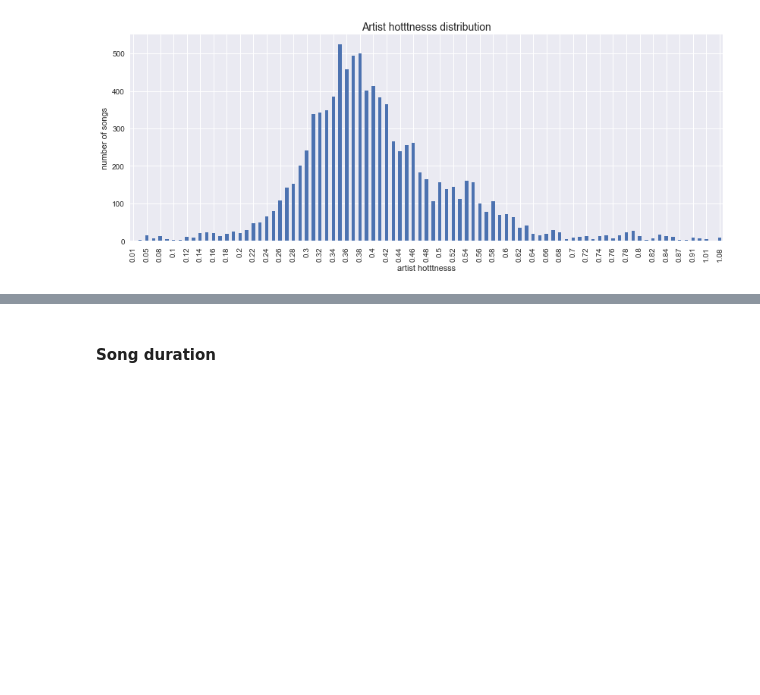
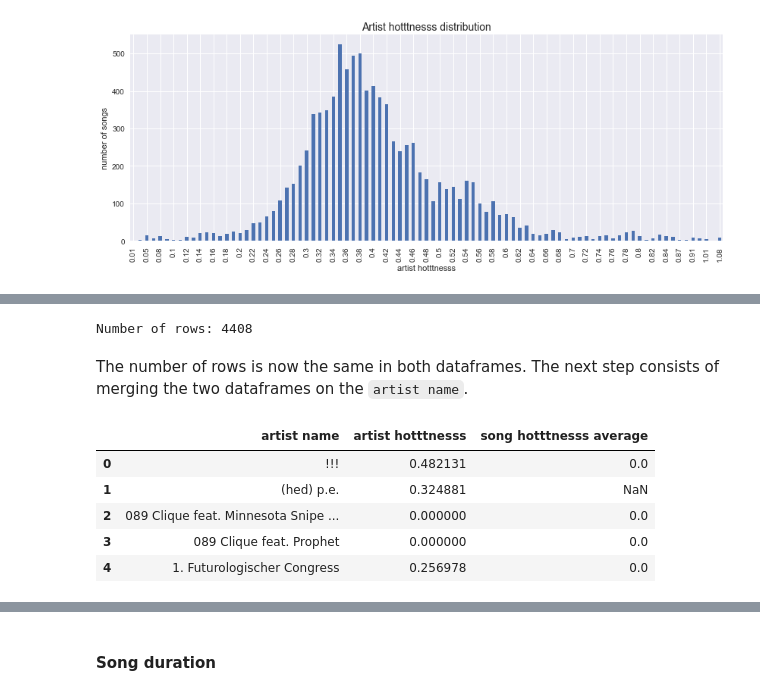
Before and after one commit to Piloumpicou/ADA-Unexpected-Match, a Jupyter notebook: project/MSD_subset.ipynb, the cells around one changed output, grey strips where cells are left out. Cells and saved outputs as stored; diff of their text form; code cells hidden in the pictures; blank space fills up the shorter version.

```diff
--- a/project/MSD_subset.ipynb
+++ b/project/MSD_subset.ipynb
@@ -438,0 +486,17 @@ set_ticks_wtih_step(ax, 2)
+# %%
+print('Number of rows:', len(artist_hotttnesss))
+# %% [output]
+Number of rows: 4408
+# %% [markdown]
+The number of rows is now the same in both dataframes.
+The next step consists of merging the two dataframes on the `artist name`.
+# %%
+df = pd.merge(artist_hotttnesss , artist_song_hotttnesss_avg, on='artist name', how='outer')
+df.head()
+# %% [output]
+|  | artist name | artist hotttnesss | song hotttnesss average |
+| 0 | !!! | 0.482131 | 0.0 |
+| 1 | (hed) p.e. | 0.324881 | NaN |
+| 2 | 089 Clique feat. Minnesota Snipe ... | 0.000000 | 0.0 |
+| 3 | 089 Clique feat. Prophet | 0.000000 | 0.0 |
+| 4 | 1. Futurologischer Congress | 0.256978 | 0.0 |
```
Also changed, not shown: parts of 23 cells of this notebook.
